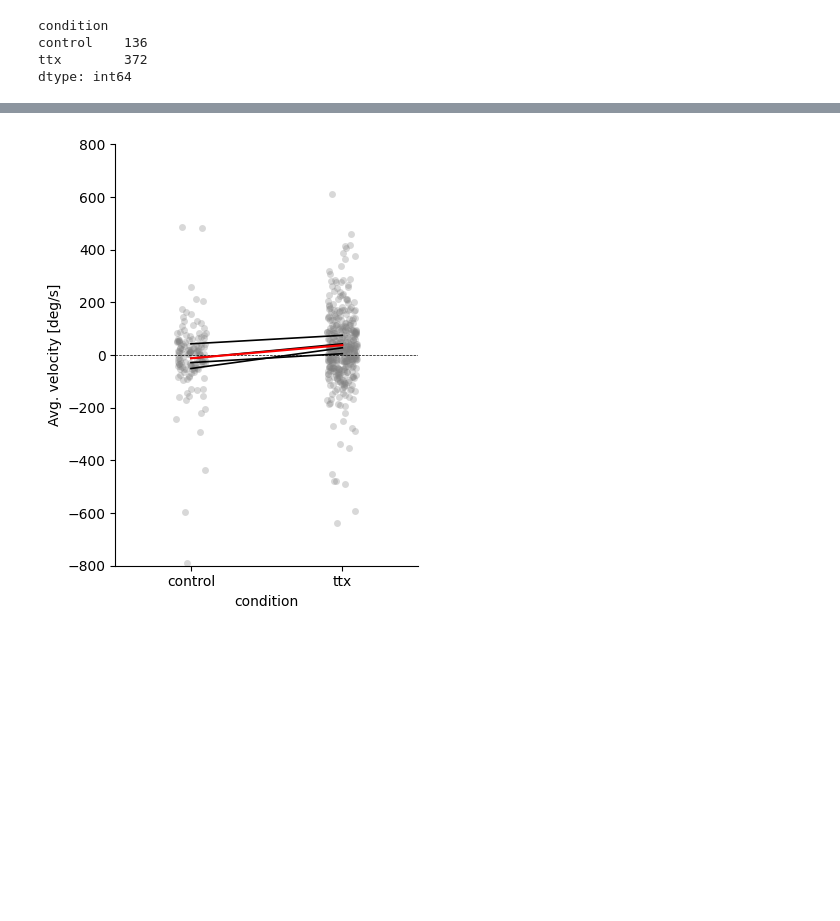
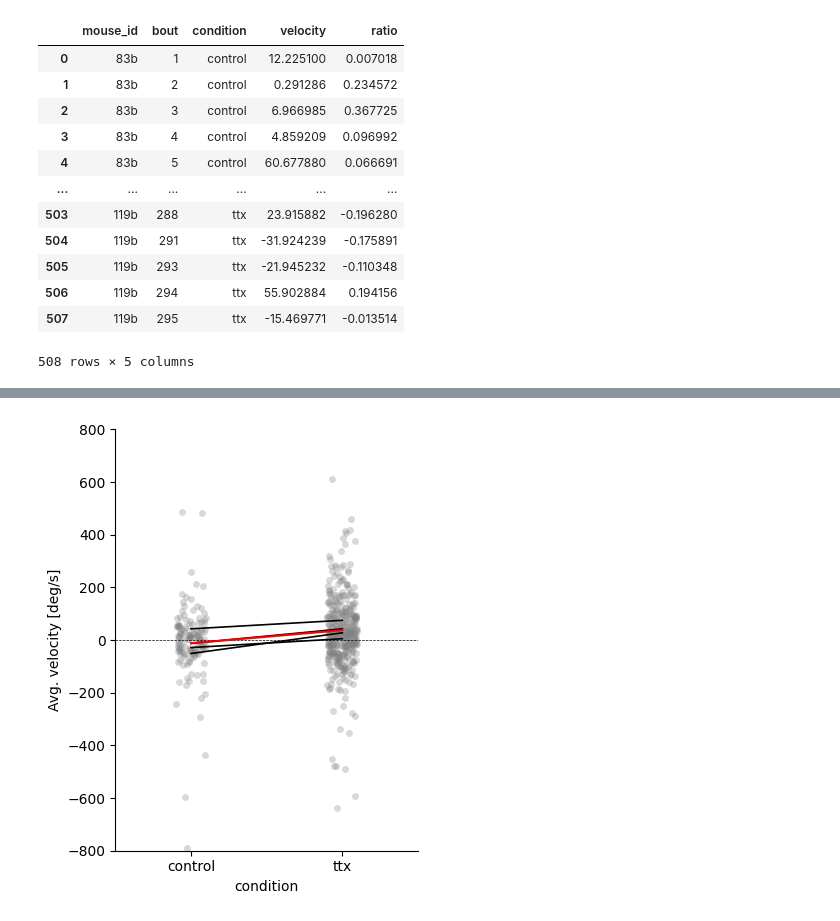
Before and after one commit to Senzai-Lab/nrem_analysis, a Jupyter notebook: notebooks/ttx/analyze_nrem_bout.ipynb, the cells around one changed output, grey strips where cells are left out. Drawn from its saved outputs; the diff is of its cells as text; code cells hidden in the pictures; blank space fills up the shorter version.

```diff
--- a/notebooks/ttx/analyze_nrem_bout.ipynb
+++ b/notebooks/ttx/analyze_nrem_bout.ipynb
@@ -69,10 +69,19 @@ for mouse_id in MOUSE_IDS_TTX:
 
 results = pd.DataFrame(bout_rows)
 mouse_means = results.groupby(["mouse_id", "condition"], as_index=False)[["velocity", "ratio"]].mean()
-# %%
-results.groupby('condition').size()
-# %% [output]
-condition
-control    136
-ttx        372
-dtype: int64
+# %%
+results
+# %% [output]
+|  | mouse_id | bout | condition | velocity | ratio |
+| 0 | 83b | 1 | control | 12.225100 | 0.007018 |
+| 1 | 83b | 2 | control | 0.291286 | 0.234572 |
+| 2 | 83b | 3 | control | 6.966985 | 0.367725 |
+| 3 | 83b | 4 | control | 4.859209 | 0.096992 |
+| 4 | 83b | 5 | control | 60.677880 | 0.066691 |
+| ... | ... | ... | ... | ... | ... |
+| 503 | 119b | 288 | ttx | 23.915882 | -0.196280 |
+| 504 | 119b | 291 | ttx | -31.924239 | -0.175891 |
+| 505 | 119b | 293 | ttx | -21.945232 | -0.110348 |
+| 506 | 119b | 294 | ttx | 55.902884 | 0.194156 |
+| 507 | 119b | 295 | ttx | -15.469771 | -0.013514 |
+508 rows × 5 columns
```
Also changed, not shown: parts of 4 cells of this notebook, 1 other file.
